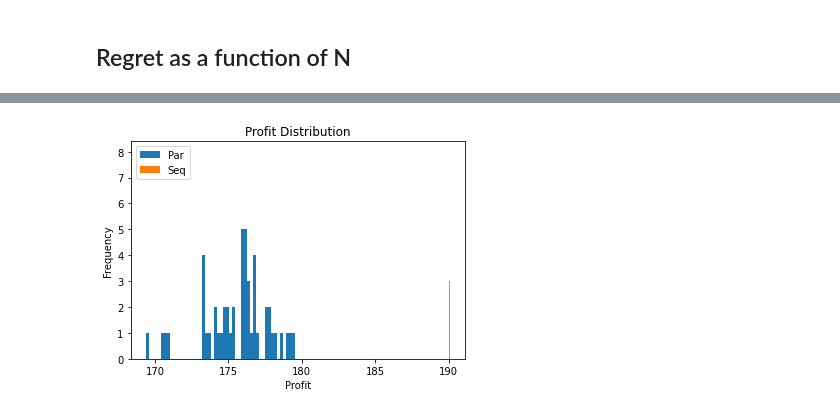
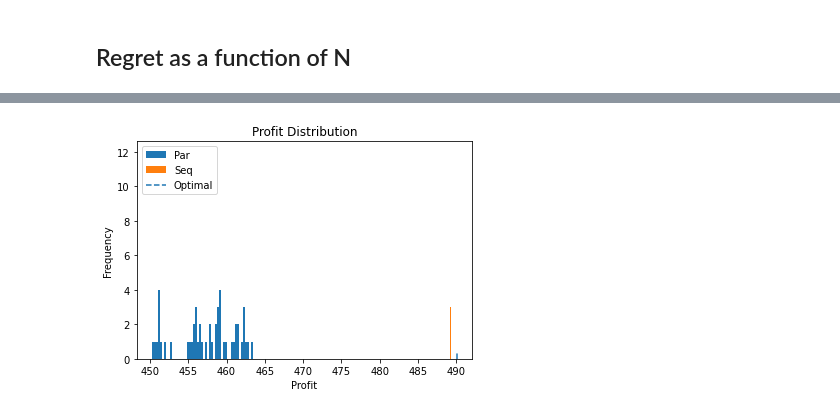
Before and after one commit to CalvinRoth/PriceDiscriminationNewtorks, a Jupyter notebook: classProject.ipynb, the cells around one changed output, grey strips where cells are left out. Cells and saved outputs as stored; diff of their text form; code cells hidden in the pictures.

```diff
--- a/classProject.ipynb
+++ b/classProject.ipynb
@@ -297,6 +297,7 @@ def rawProfitDistribution(n : int, p : float,  n_trials : int, rho : float, a :
     res_par = []
     res_seq = []
     A_true, G_true = makeERGraph(n, p)
+    trueP = optimalProfit(A_true,n, a, c, rho)
     for j in range(n_trials):
         A_seq = makeSimilarGraph(G_true)
         A_par, G_par = makeERGraph(n,p)
@@ -304,9 +305,9 @@ def rawProfitDistribution(n : int, p : float,  n_trials : int, rho : float, a :
         v_seq = priceVector(A_seq, rho, a, c)
         res_par.append(applyPriceVector(A_true, v_par, rho, a, c)[0])
         res_seq.append(applyPriceVector(A_true, v_seq, rho, a, c)[0])
-    return res_par, res_seq
+    return res_par, res_seq, trueP
 
-def priceVectorDifference(n : int, p : float,  n_trials : int, rho : float, a : int | float ,c : int | float):
+def priceVectorDifference(n : int, p : float,  n_trials : int, rho : float, a : int | float ,c : int | float, norm = None):
     res_par = np.zeros(n_trials)
     res_seq = np.zeros(n_trials)
     A_true, G_true = makeERGraph(n, p)
@@ -314,10 +315,10 @@ def priceVectorDifference(n : int, p : float,  n_trials : int, rho : float, a :
     for j in range(n_trials):
         A_par, G_par = makeERGraph(n,p)
         v_par = priceVector(A_par, rho, a, c)
-        res_par[j] = np.linalg.norm(v_tre - v_par)
+        res_par[j] = np.linalg.norm(v_tre - v_par, ord=norm)
         A_seq = makeSimilarGraph(G_true)
         v_seq = priceVector(A_seq, rho, a, c)
-        res_seq[j] = np.linalg.norm(v_tre - v_seq)
+        res_seq[j] = np.linalg.norm(v_tre - v_seq,  ord = norm)
     return res_par, res_seq
 # %% [markdown]
 # Effects of different Norms
@@ -529,0 +495,14 @@ Variance 1.2018295891042114e-31
+# %%
+def specNorm(A: np.matrix) -> float:
+    return lin.norm(A, ord=2)
+n = 1000
+p = np.sqrt(np.log(n))/n
+n_trials = 1
+rho = 0.9
+a = 5
+c = 4
+ks = [1,2,3,5,10,20, 30, 50, 100, 150]
+walk_loss = []
+for k in ks:
+    v = walkDistribution(n,p,n_trials,  rho, a, c, k)
+    walk_loss.append(np.mean(v))
@@ -540,9 +532,13 @@ vars_seq = []
 regrets_par = []
 regrets_seq = []
 ns = [100, 500, 1000, 1500, 2000, 2500, 3000, 3500, 4000]
-for n in ns:
-    print("n is ", n)
-    p = np.sqrt(np.log(n))/n
+p0 = 1.1/n
+p1 = np.log(n)/n
+steps = 10
+ps = np.linspace(p0, p1, steps)
+n = 1500
+for p in ps:
+    print("p is ", p)
     n_trials = 15
     rho = 0.9
     a = 5
@@ -632,14 +638,7 @@ plt.show()
 # %%
-n = 1000
+n = 2500
 p = np.sqrt(np.log(n))/n
 n_trials = 50
-[results_par, results_seq] = rawProfitDistribution(n,p, n_trials, rho, a, c);
-plt.hist(results_par, bins=50, label="Par")
-plt.hist(results_seq, bins=50, label="Seq")
-plt.legend()
-plt.xlabel("Profit")
-plt.ylabel("Frequency")
-plt.title("Profit Distribution")
-plt.show()
+[results_par, results_seq, opt] = rawProfitDistribution(n,p, n_trials, rho, a, c);
 # %% [output]
-[figure, old version]
+[figure, new version]
```
Also changed, not shown: parts of 27 cells of this notebook, 2 other files.
